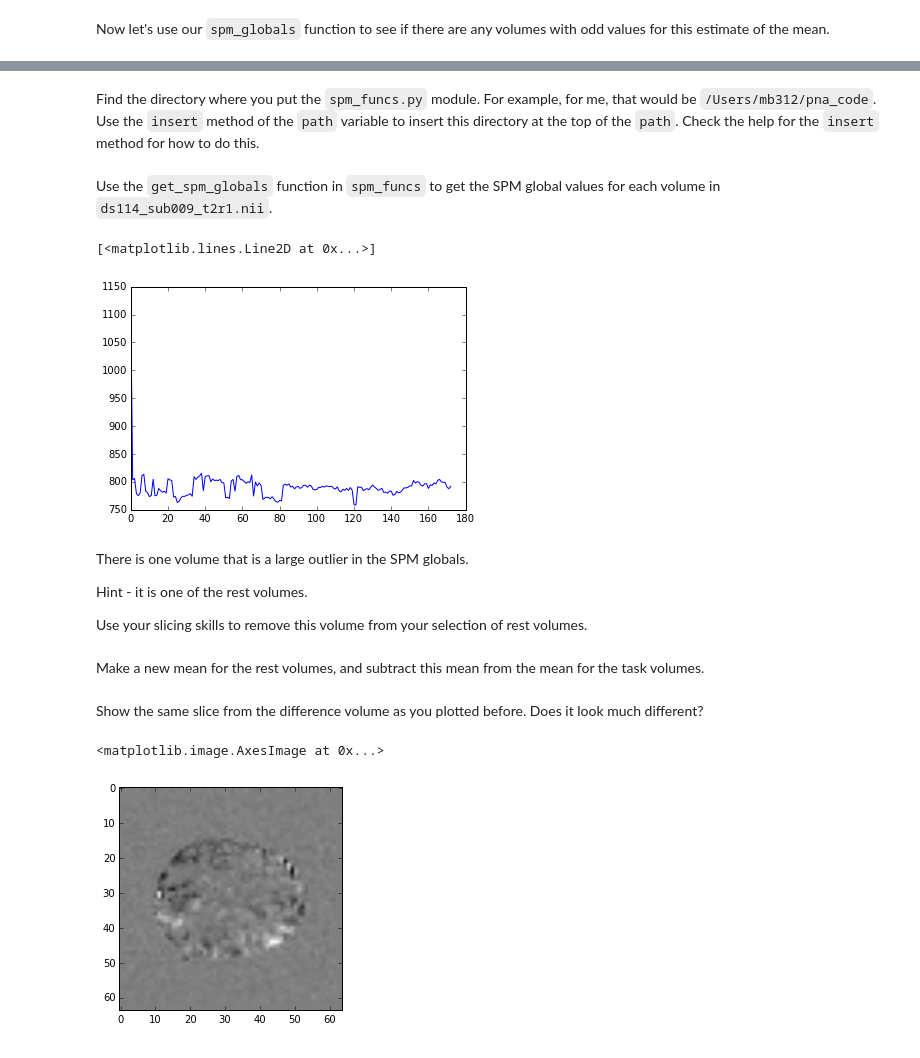
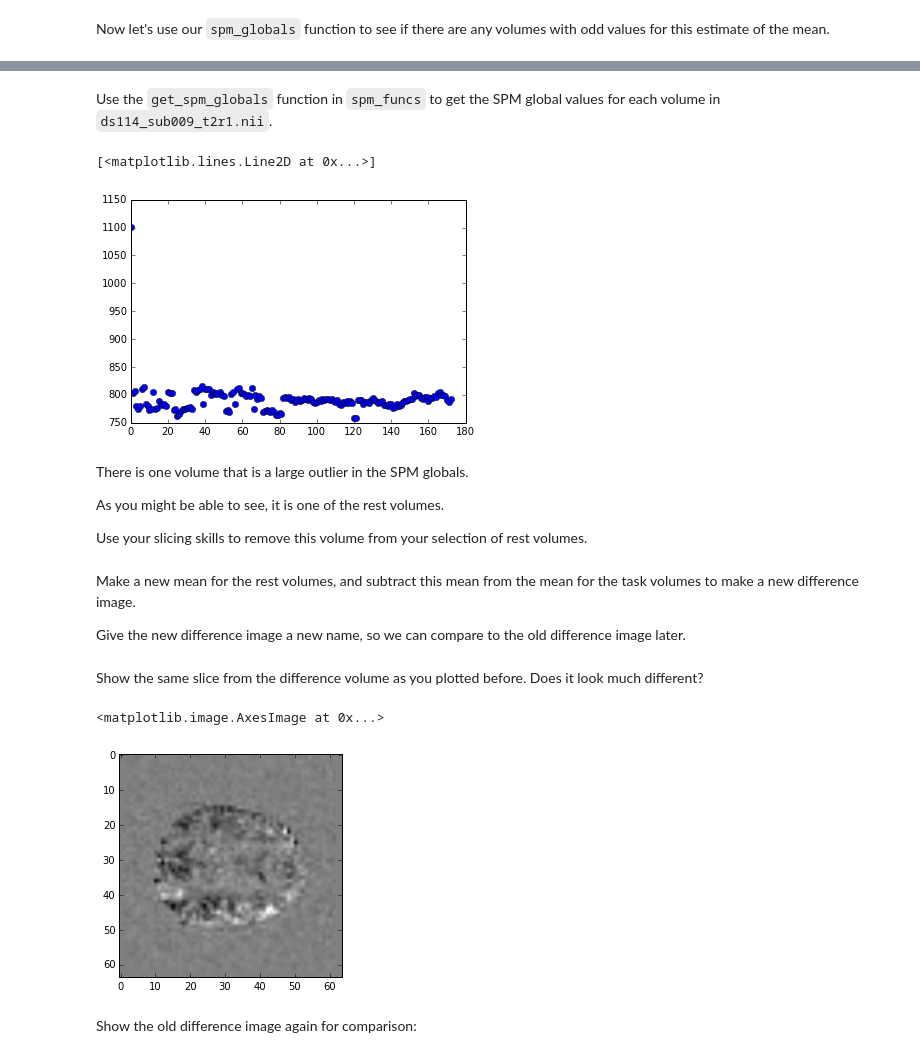
Before and after one commit to practical-neuroimaging/pna2015, a Jupyter notebook: day4/first_statistics_solutions.ipynb, the cells around one changed output, grey strips where cells are left out. Cells and saved outputs as stored; diff of their text form; code cells hidden in the pictures.

```diff
--- a/day4/first_statistics_solutions.ipynb
+++ b/day4/first_statistics_solutions.ipynb
@@ -162,2 +172,0 @@ sys.path
-# %% [markdown]
-Find the directory where you put the `spm_funcs.py` module.  For example, for me, that would be `/Users/mb312/pna_code`.   Use the `insert` method of the `path` variable to insert this directory at the top of the `path`.  Check the help for the `insert` method for how to do this.
@@ -175,14 +177,16 @@ Use the `get_spm_globals` function in `spm_funcs` to get the SPM global values f
 spm_globals = spm_funcs.get_spm_globals('ds114_sub009_t2r1.nii')
 # %%
 # Plot the SPM global values for each volume
-plt.plot(spm_globals)
+# Try using 'o' marker symbol to make it easier to see, as in
+# plt.plot(variable, 'o')
+plt.plot(spm_globals, 'o')
 # %% [output]
 [<matplotlib.lines.Line2D at 0x...>]
-[figure, old version]
+[figure, new version]
 # %% [markdown]
 There is one volume that is a large outlier in the SPM globals.
 
-Hint - it is one of the rest volumes.
+As you might be able to see, it is one of the rest volumes.
 
 Use your slicing skills to remove this volume from your selection of rest volumes.
 # %%
@@ -191,4 +195,6 @@ off_volumes = off_volumes[..., 1:]
 # %% [markdown]
-Make a new mean for the rest volumes, and subtract this mean from the mean for the task volumes.
+Make a new mean for the rest volumes, and subtract this mean from the mean for the task volumes to make a new difference image.
+
+Give the new difference image a new name, so we can compare to the old difference image later.
 # %%
 # Make new mean for rest volumes, subtract from task mean
@@ -198,7 +204,9 @@ difference = on_mean - off_mean
 Show the same slice from the difference volume as you plotted before.  Does it look much different?
 # %%
 # Show slice from new difference volume
-plt.imshow(difference[:, :, 15], cmap='gray')
+plt.imshow(difference_fixed[:, :, 14], cmap='gray')
 # %% [output]
 <matplotlib.image.AxesImage at 0x...>
-[figure, old version]
+[figure, new version]
+# %% [markdown]
+Show the old difference image again for comparison:
```
Also changed, not shown: parts of 13 cells of this notebook.
